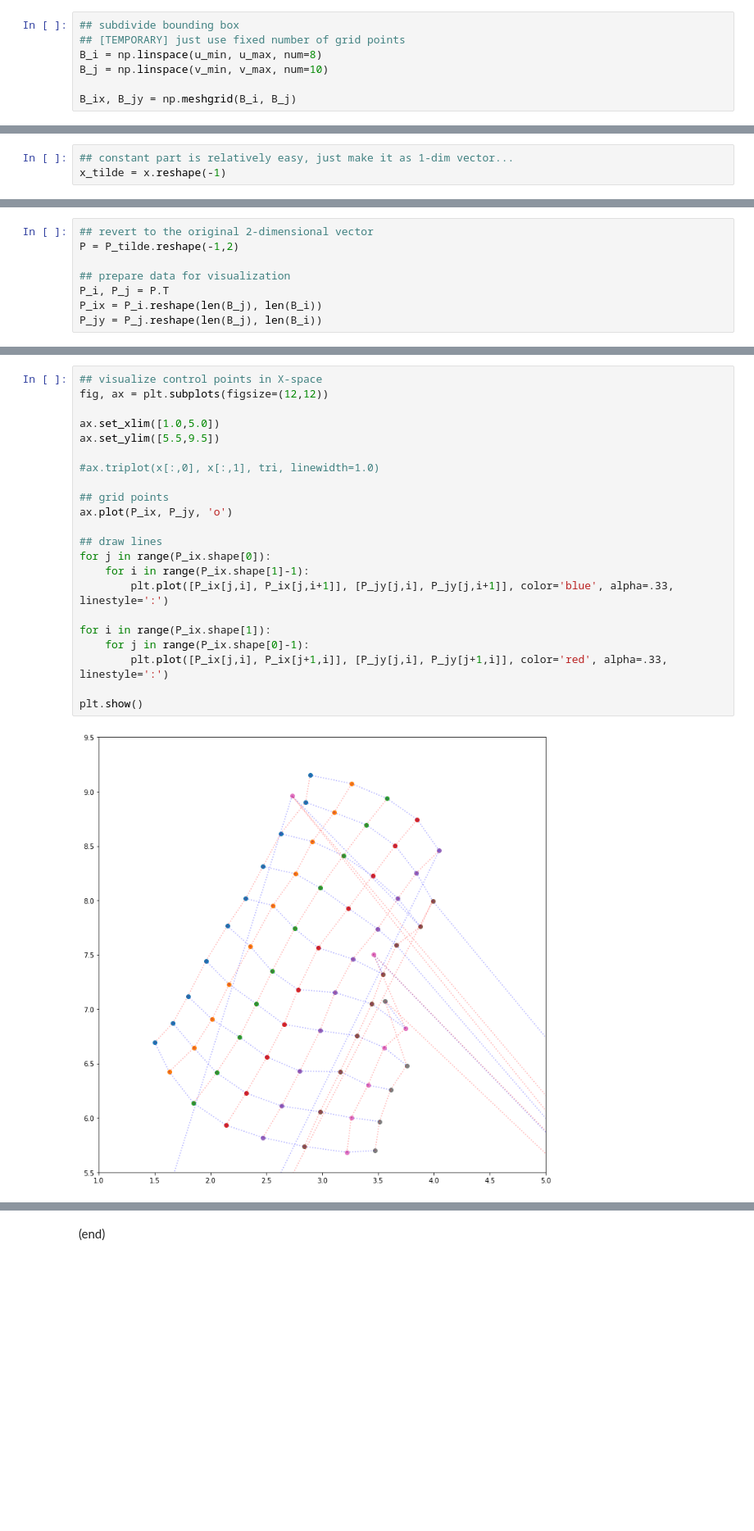
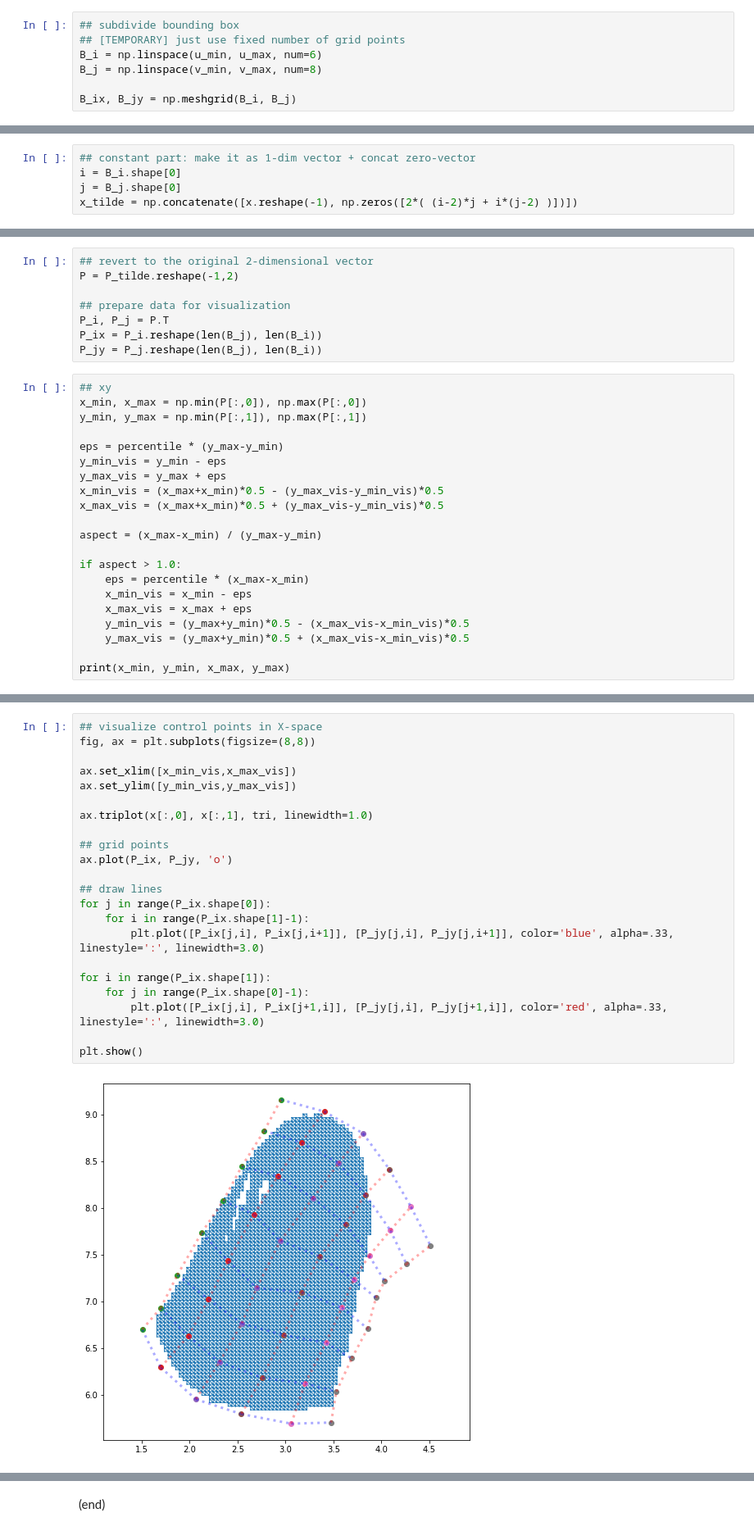
Before and after one commit to stnoh/InverseFFD, a Jupyter notebook: InverseFFD_ver2.ipynb, the cells around one changed output, grey strips where cells are left out. Shown at 82% size. Drawn from its saved outputs; the diff is of its cells as text; blank space fills up the shorter version.

```diff
--- a/InverseFFD_ver2.ipynb
+++ b/InverseFFD_ver2.ipynb
@@ -112,8 +151,8 @@ plt.show()
 # %%
 ## subdivide bounding box
 ## [TEMPORARY] just use fixed number of grid points
-B_i = np.linspace(u_min, u_max, num=8)
-B_j = np.linspace(v_min, v_max, num=10)
+B_i = np.linspace(u_min, u_max, num=6)
+B_j = np.linspace(v_min, v_max, num=8)
 
 B_ix, B_jy = np.meshgrid(B_i, B_j)
 # %%
@@ -263,6 +380,8 @@ for k in range(len(u)):
 # %%
-## constant part is relatively easy, just make it as 1-dim vector...
-x_tilde = x.reshape(-1)
+## constant part: make it as 1-dim vector + concat zero-vector
+i = B_i.shape[0]
+j = B_j.shape[0]
+x_tilde = np.concatenate([x.reshape(-1), np.zeros([2*( (i-2)*j + i*(j-2) )])])
 # %% [markdown]
 #### 4. Minimization of $\mathcal{O}$
 
@@ -295,3 +417,24 @@ P = P_tilde.reshape(-1,2)
 P_i, P_j = P.T
 P_ix = P_i.reshape(len(B_j), len(B_i))
 P_jy = P_j.reshape(len(B_j), len(B_i))
+# %%
+## xy
+x_min, x_max = np.min(P[:,0]), np.max(P[:,0])
+y_min, y_max = np.min(P[:,1]), np.max(P[:,1])
+
+eps = percentile * (y_max-y_min)
+y_min_vis = y_min - eps
+y_max_vis = y_max + eps
+x_min_vis = (x_max+x_min)*0.5 - (y_max_vis-y_min_vis)*0.5
+x_max_vis = (x_max+x_min)*0.5 + (y_max_vis-y_min_vis)*0.5
+
+aspect = (x_max-x_min) / (y_max-y_min)
+
+if aspect > 1.0:
+    eps = percentile * (x_max-x_min)
+    x_min_vis = x_min - eps
+    x_max_vis = x_max + eps
+    y_min_vis = (y_max+y_min)*0.5 - (x_max_vis-x_min_vis)*0.5
+    y_max_vis = (y_max+y_min)*0.5 + (x_max_vis-x_min_vis)*0.5
+
+print(x_min, y_min, x_max, y_max)
@@ -298,24 +443,24 @@ P_jy = P_j.reshape(len(B_j), len(B_i))
 # %%
 ## visualize control points in X-space
-fig, ax = plt.subplots(figsize=(12,12))
+fig, ax = plt.subplots(figsize=(8,8))
 
-ax.set_xlim([1.0,5.0])
-ax.set_ylim([5.5,9.5])
+ax.set_xlim([x_min_vis,x_max_vis])
+ax.set_ylim([y_min_vis,y_max_vis])
 
-#ax.triplot(x[:,0], x[:,1], tri, linewidth=1.0)
+ax.triplot(x[:,0], x[:,1], tri, linewidth=1.0)
 
 ## grid points
 ax.plot(P_ix, P_jy, 'o')
 
 ## draw lines
 for j in range(P_ix.shape[0]):
     for i in range(P_ix.shape[1]-1):
-        plt.plot([P_ix[j,i], P_ix[j,i+1]], [P_jy[j,i], P_jy[j,i+1]], color='blue', alpha=.33, linestyle=':')
+        plt.plot([P_ix[j,i], P_ix[j,i+1]], [P_jy[j,i], P_jy[j,i+1]], color='blue', alpha=.33, linestyle=':', linewidth=3.0)
 
 for i in range(P_ix.shape[1]):
     for j in range(P_ix.shape[0]-1):
-        plt.plot([P_ix[j,i], P_ix[j+1,i]], [P_jy[j,i], P_jy[j+1,i]], color='red', alpha=.33, linestyle=':')
+        plt.plot([P_ix[j,i], P_ix[j+1,i]], [P_jy[j,i], P_jy[j+1,i]], color='red', alpha=.33, linestyle=':', linewidth=3.0)
 
 plt.show()
 # %% [output]
-[figure, old version]
+[figure, new version]
```
Also changed, not shown: parts of 20 cells of this notebook, 1 other file.
